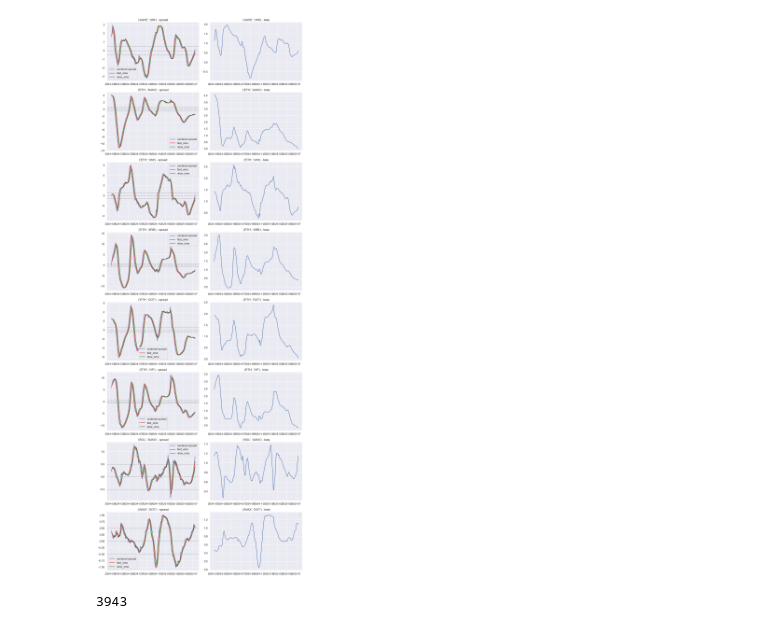
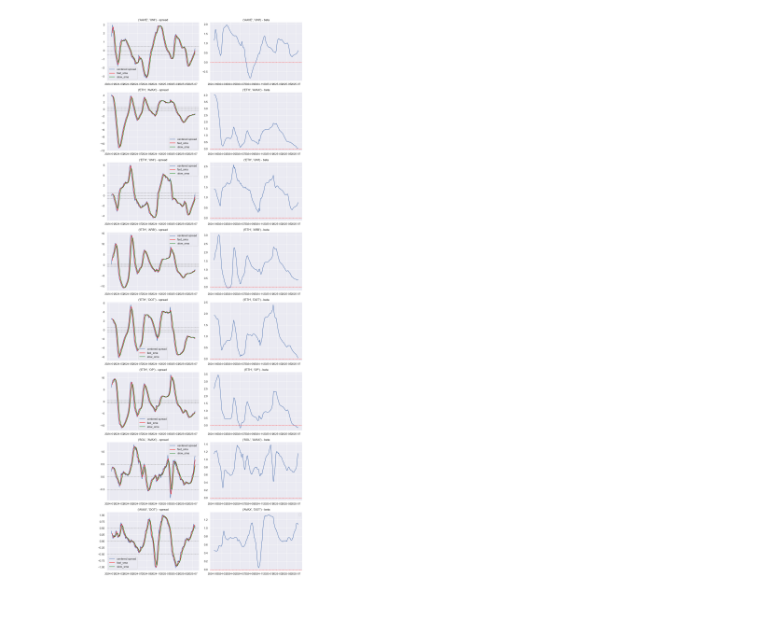
Before and after one commit to d-dubinin/crypto-pair-trading, a Jupyter notebook: spread_tracker.ipynb, the cells around one changed output. Drawn from its saved outputs; the diff is of its cells as text; code cells hidden in the pictures.

```diff
--- a/spread_tracker.ipynb
+++ b/spread_tracker.ipynb
@@ -38,30 +38,27 @@ signal_df = functions.spread_formation(df,pairs).dropna()
 # %%
 n_rows = len(pairs)
 n_cols = 2
 
 fig, axes = plt.subplots(n_rows, n_cols, figsize=(12, 4 * n_rows))
 
 for k in range(len(pairs)):
     # axes[k, 0] and axes[k, 1] are the two columns for row k
     axes[k, 0].plot(signal_df[(pairs[k],'centered_spread')],label='centered spread')
     axes[k, 0].plot(signal_df[(pairs[k],'centered_spread')].rolling(8).mean(),label='fast_sma',color='red')
     axes[k, 0].plot(signal_df[(pairs[k],'centered_spread')].rolling(16).mean(),label='slow_sma',color='green')
     axes[k, 0].set_title(f'{pairs[k]} - spread')
     axes[k, 0].legend()  # add legend for this subplot
     axes[k, 0].axhline(y=0, color='grey', linestyle='--', linewidth=1)
     axes[k, 0].axhline(y=0.5, color='grey', linestyle='--', linewidth=1)
     axes[k, 0].axhline(y=-0.5, color='grey', linestyle='--', linewidth=1)
 
     axes[k, 1].plot(signal_df[(pairs[k],'beta')])
     axes[k, 1].set_title(f'{pairs[k]} - beta')
+    axes[k, 1].axhline(y=0, color='red', linestyle='--', linewidth=1)
 
 
 plt.tight_layout()
 plt.legend()
 plt.show()
 # %% [output]
-[figure, old version]
+[figure, new version]
-# %%
-wts = functions.generate_weights(signal_df,inst, threshold=0.001)
-# %% [output]
-3943
```
Also changed, not shown: 4 other files.
